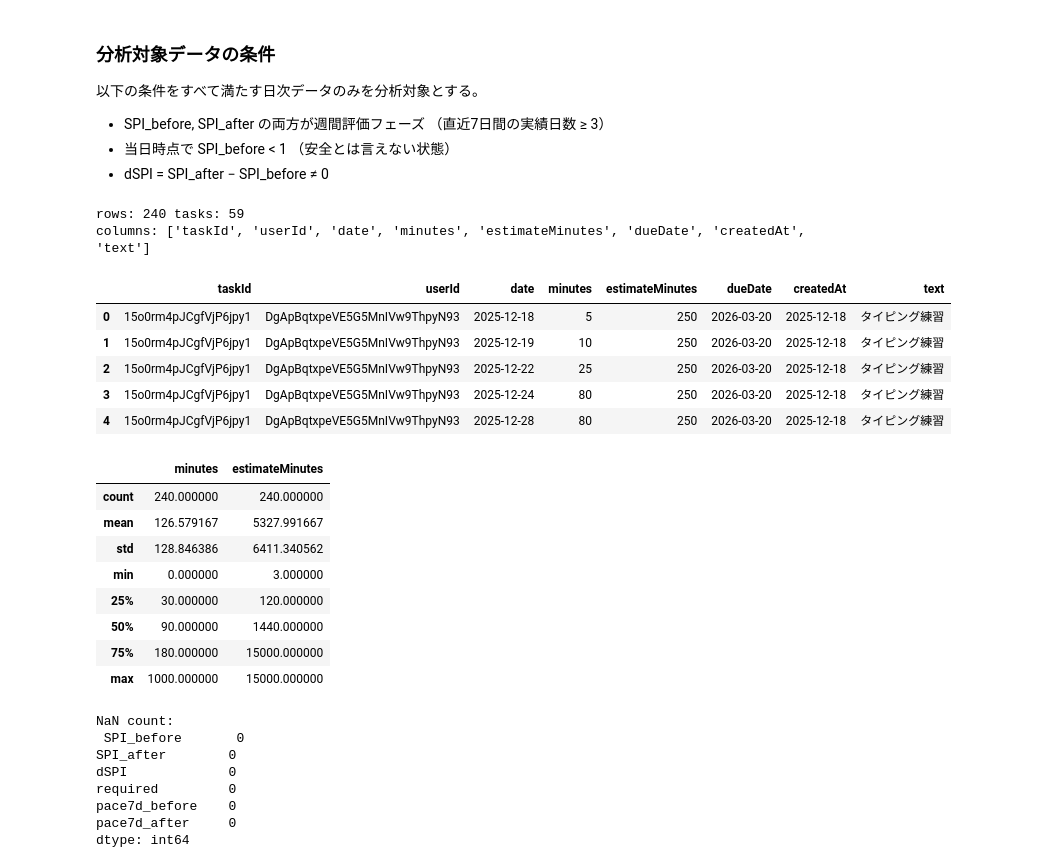
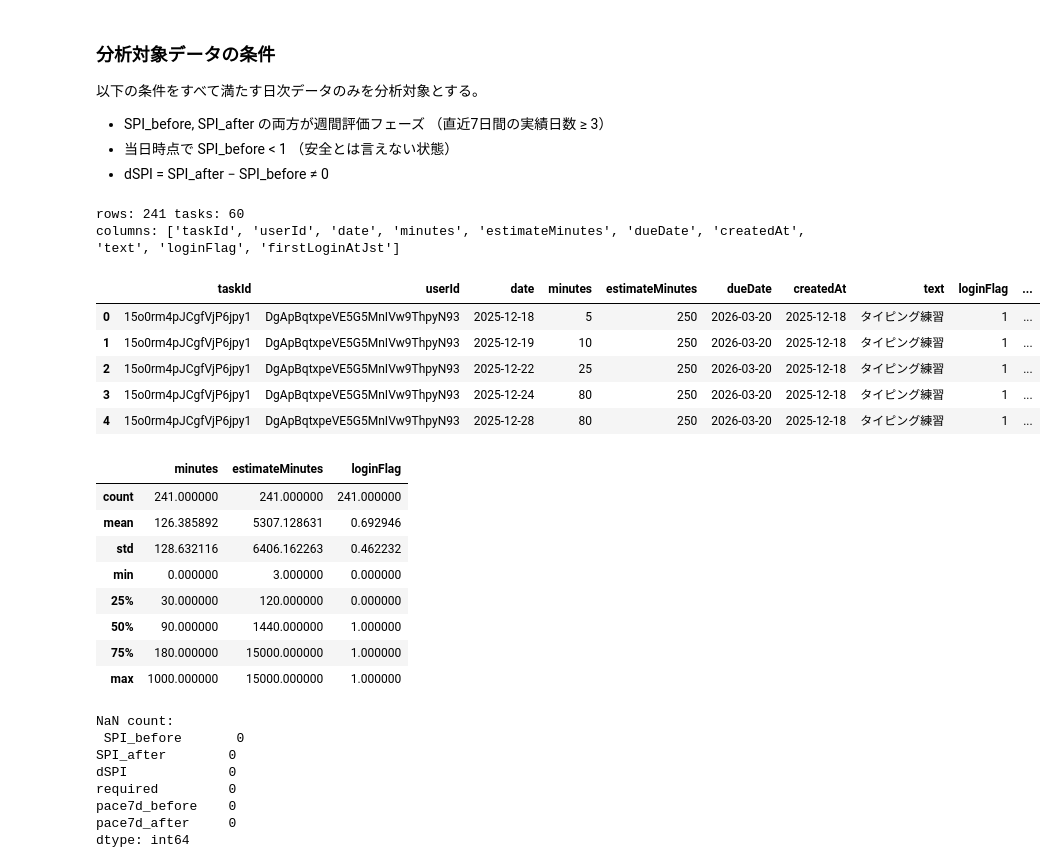
Before and after one commit to kuga0314/todo-ai-app, a Jupyter notebook: analysis1.ipynb, the cells around one changed output. Cells and saved outputs as stored; diff of their text form; code cells hidden in the pictures.

```diff
--- a/analysis1.ipynb
+++ b/analysis1.ipynb
@@ -23,51 +23,55 @@ node export-daily-logs.cjs
 # %%
 # === Cell 1: Setup & Load (daily_logs.csv) ===
 import pandas as pd
 import numpy as np
 
 df = pd.read_csv("daily_logs.csv")
 df.columns = [c.strip() for c in df.columns]  # 念のため
 
 # 列名を統一（分析では taskId という名前で扱う）
 df = df.rename(columns={
     "todoId": "taskId",
     "deadlineDate": "dueDate",
     "estimatedMinutes": "estimateMinutes",
     "createdDate": "createdAt",
 })
 
+# ログインフラグをマージ（列がない場合は0）
+df["loginFlag"] = pd.to_numeric(df.get("loginFlag", 0), errors="coerce").fillna(0).astype(int)
+df["firstLoginAtJst"] = pd.to_datetime(df.get("firstLoginAtJst"), errors="coerce")
+
 # 型変換
 df["date"] = pd.to_datetime(df["date"])
 df["dueDate"] = pd.to_datetime(df["dueDate"])
 df["minutes"] = pd.to_numeric(df["minutes"], errors="coerce").fillna(0.0)
 df["estimateMinutes"] = pd.to_numeric(df["estimateMinutes"], errors="coerce")
 
 # 並べ替え
 df = df.sort_values(["taskId", "date"]).reset_index(drop=True)
 
 # 確認
 print("rows:", len(df), "tasks:", df["taskId"].nunique())
 print("columns:", list(df.columns))
 display(df.head())
-display(df[["minutes", "estimateMinutes"]].describe())
+display(df[["minutes", "estimateMinutes", "loginFlag"]].describe())
 # %% [output]
-rows: 240 tasks: 59
-columns: ['taskId', 'userId', 'date', 'minutes', 'estimateMinutes', 'dueDate', 'createdAt', 'text']
+rows: 241 tasks: 60
+columns: ['taskId', 'userId', 'date', 'minutes', 'estimateMinutes', 'dueDate', 'createdAt', 'text', 'loginFlag', 'firstLoginAtJst']
-|  | taskId | userId | date | minutes | estimateMinutes | dueDate | createdAt | text |
-| 0 | 15o0rm4pJCgfVjP6jpy1 | DgApBqtxpeVE5G5MnIVw9ThpyN93 | 2025-12-18 | 5 | 250 | 2026-03-20 | 2025-12-18 | タイピング練習 |
-| 1 | 15o0rm4pJCgfVjP6jpy1 | DgApBqtxpeVE5G5MnIVw9ThpyN93 | 2025-12-19 | 10 | 250 | 2026-03-20 | 2025-12-18 | タイピング練習 |
-| 2 | 15o0rm4pJCgfVjP6jpy1 | DgApBqtxpeVE5G5MnIVw9ThpyN93 | 2025-12-22 | 25 | 250 | 2026-03-20 | 2025-12-18 | タイピング練習 |
-| 3 | 15o0rm4pJCgfVjP6jpy1 | DgApBqtxpeVE5G5MnIVw9ThpyN93 | 2025-12-24 | 80 | 250 | 2026-03-20 | 2025-12-18 | タイピング練習 |
-| 4 | 15o0rm4pJCgfVjP6jpy1 | DgApBqtxpeVE5G5MnIVw9ThpyN93 | 2025-12-28 | 80 | 250 | 2026-03-20 | 2025-12-18 | タイピング練習 |
+|  | taskId | userId | date | minutes | estimateMinutes | dueDate | createdAt | text | loginFlag | ... |
+| 0 | 15o0rm4pJCgfVjP6jpy1 | DgApBqtxpeVE5G5MnIVw9ThpyN93 | 2025-12-18 | 5 | 250 | 2026-03-20 | 2025-12-18 | タイピング練習 | 1 | ... |
+| 1 | 15o0rm4pJCgfVjP6jpy1 | DgApBqtxpeVE5G5MnIVw9ThpyN93 | 2025-12-19 | 10 | 250 | 2026-03-20 | 2025-12-18 | タイピング練習 | 1 | ... |
+| 2 | 15o0rm4pJCgfVjP6jpy1 | DgApBqtxpeVE5G5MnIVw9ThpyN93 | 2025-12-22 | 25 | 250 | 2026-03-20 | 2025-12-18 | タイピング練習 | 1 | ... |
+| 3 | 15o0rm4pJCgfVjP6jpy1 | DgApBqtxpeVE5G5MnIVw9ThpyN93 | 2025-12-24 | 80 | 250 | 2026-03-20 | 2025-12-18 | タイピング練習 | 1 | ... |
+| 4 | 15o0rm4pJCgfVjP6jpy1 | DgApBqtxpeVE5G5MnIVw9ThpyN93 | 2025-12-28 | 80 | 250 | 2026-03-20 | 2025-12-18 | タイピング練習 | 1 | ... |
-|  | minutes | estimateMinutes |
-| count | 240.000000 | 240.000000 |
-| mean | 126.579167 | 5327.991667 |
-| std | 128.846386 | 6411.340562 |
-| min | 0.000000 | 3.000000 |
-| 25% | 30.000000 | 120.000000 |
-| 50% | 90.000000 | 1440.000000 |
-| 75% | 180.000000 | 15000.000000 |
-| max | 1000.000000 | 15000.000000 |
+|  | minutes | estimateMinutes | loginFlag |
+| count | 241.000000 | 241.000000 | 241.000000 |
+| mean | 126.385892 | 5307.128631 | 0.692946 |
+| std | 128.632116 | 6406.162263 | 0.462232 |
+| min | 0.000000 | 3.000000 | 0.000000 |
+| 25% | 30.000000 | 120.000000 | 0.000000 |
+| 50% | 90.000000 | 1440.000000 | 1.000000 |
+| 75% | 180.000000 | 15000.000000 | 1.000000 |
+| max | 1000.000000 | 15000.000000 | 1.000000 |
 # %%
 # === Cell 2: Compute required / pace7d(before/after) / SPI(before/after) ===
 
```
Also changed, not shown: parts of 5 cells of this notebook, 5 other files.
